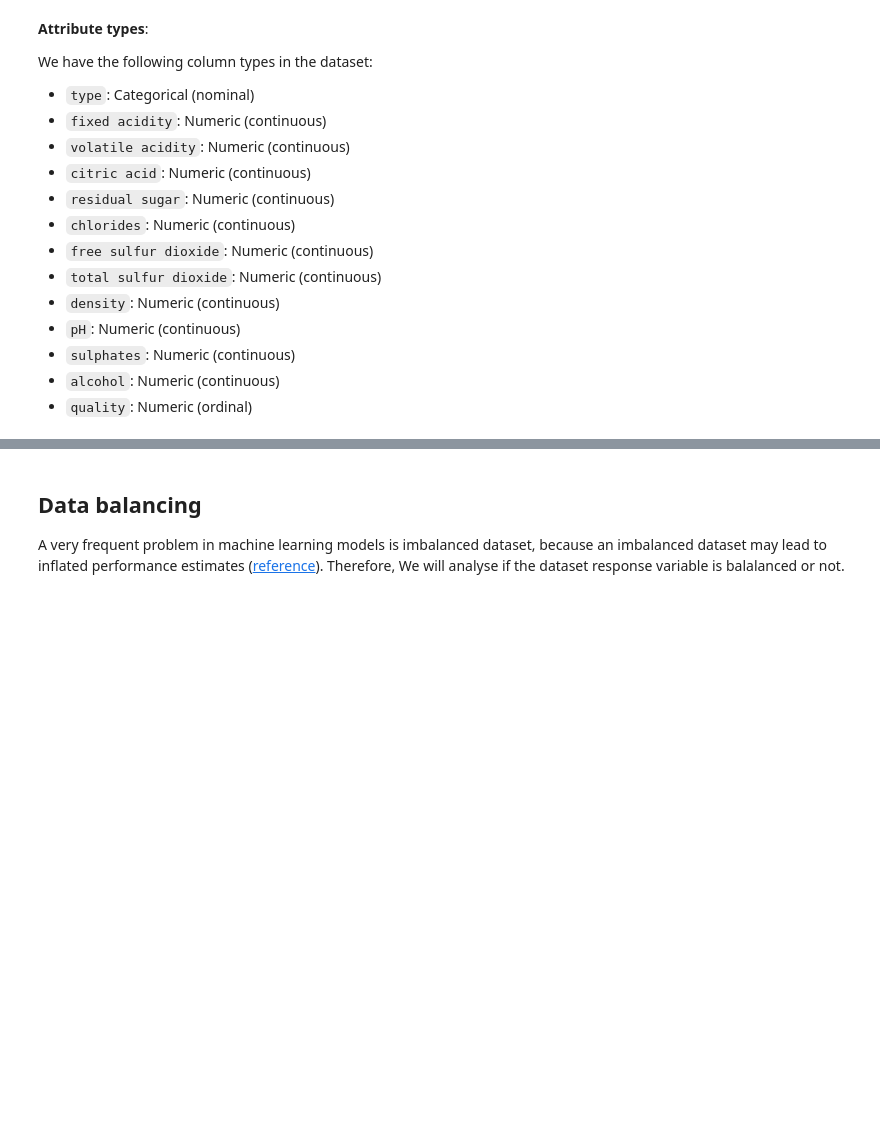
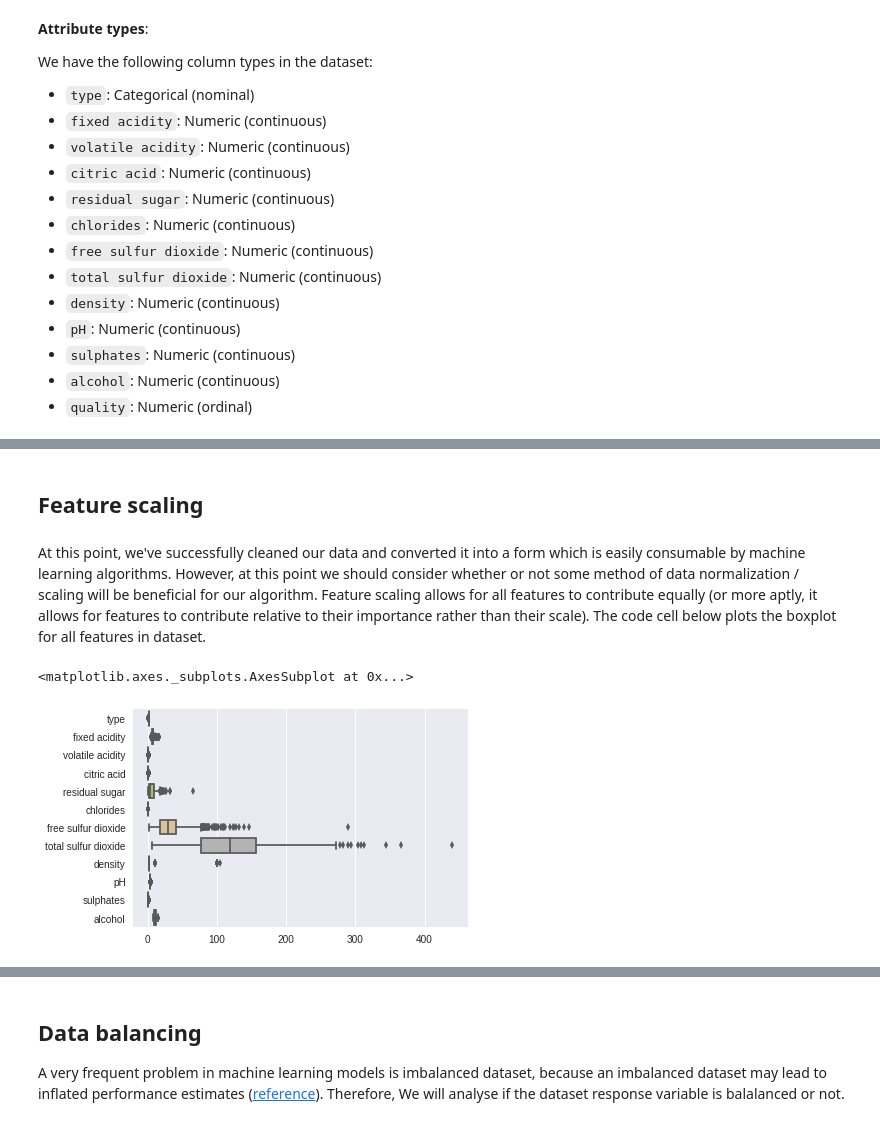
Before and after one commit to fernandojunior/wine-test, a Jupyter notebook: notebook.ipynb, the cells around one changed output, grey strips where cells are left out. Drawn from its saved outputs; the diff is of its cells as text; code cells hidden in the pictures; blank space fills up the shorter version.

Commit message:
perform feature scaling

```diff
--- a/notebook.ipynb
+++ b/notebook.ipynb
@@ -52,0 +172,10 @@ We have the following column types in the dataset:
+# %% [markdown]
+## Feature scaling
+# %% [markdown]
+At this point, we've successfully cleaned our data and converted it into a form which is easily consumable by machine learning algorithms. However, at this point we should consider whether or not some method of data normalization / scaling will be beneficial for our algorithm. Feature scaling allows for all features to contribute equally (or more aptly, it allows for features to contribute relative to their importance rather than their scale). The code cell below plots the boxplot for all features in dataset.
+# %%
+import seaborn as sns
+sns.boxplot(data=X_all, orient="h", palette="Set2")
+# %% [output]
+<matplotlib.axes._subplots.AxesSubplot at 0x...>
+[figure, added]
```
Also changed, not shown: parts of 18 cells of this notebook, 1 other file.
